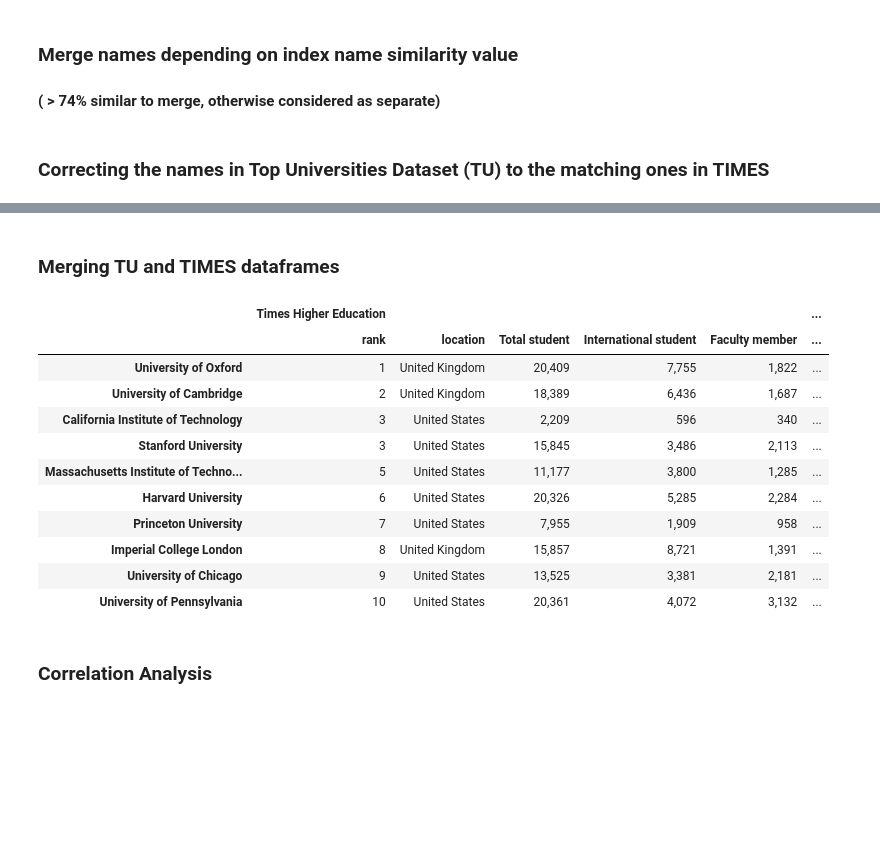
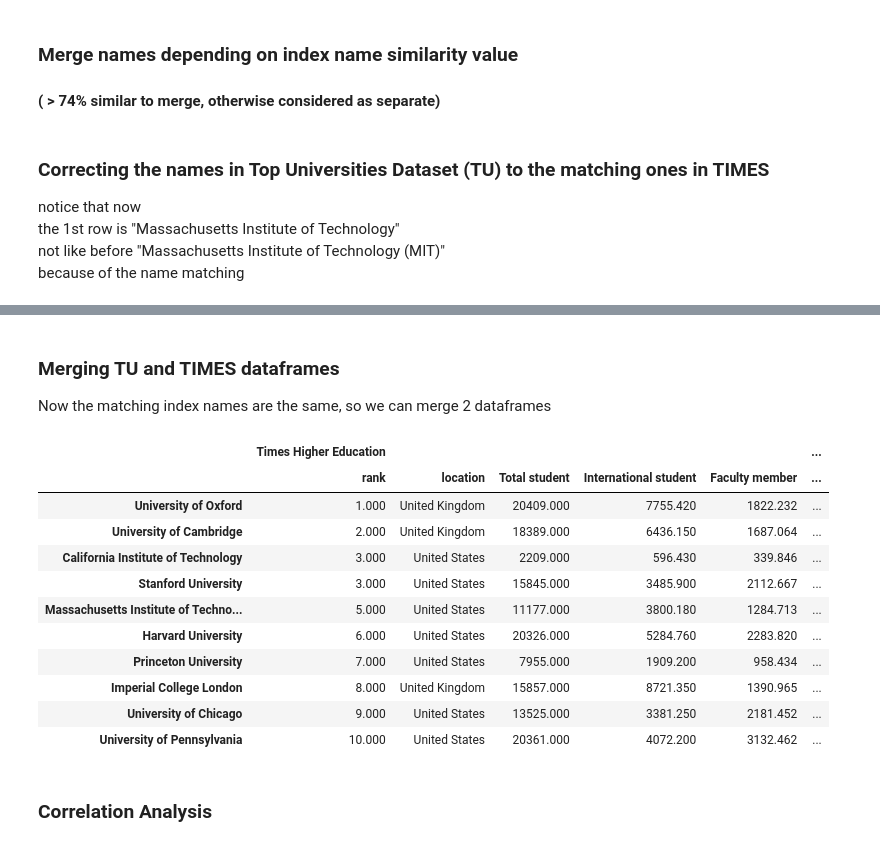
Before and after one commit to Amaumaury/ada-2017, a Jupyter notebook: 02 - Data from the Web/Homework2.ipynb, the cells around one changed output, grey strips where cells are left out. Saved outputs shown, nothing was run; the diff lists cells and outputs as text; code cells hidden in the pictures; blank space fills up the shorter version.

```diff
--- a/02 - Data from the Web/Homework2.ipynb
+++ b/02 - Data from the Web/Homework2.ipynb
@@ -245,20 +250,20 @@ nr_stud        = tu_ranking_dataframe['Total student'];
 nr_fac_mem     = tu_ranking_dataframe['Total faculty member'];
 nr_int_stud    = tu_ranking_dataframe['International student'];
 
-stud_fac_ratio = nr_stud/nr_fac_mem;
+stud_fac_ratio = nr_fac_mem/nr_stud;
 stud_int_ratio = nr_int_stud/nr_stud;
 
-tu_ranking_dataframe['Students / Faculty ratio'] = stud_fac_ratio;
+tu_ranking_dataframe['Faculty / Student ratio'] = stud_fac_ratio;
 tu_ranking_dataframe['International Students ratio'] = stud_int_ratio;
 
-by_country = pd.DataFrame( tu_ranking_dataframe.groupby(['country'])['Students / Faculty ratio'].max() );
-by_country.sort_values(['Students / Faculty ratio'], ascending = False, inplace=True)
+by_country = pd.DataFrame( tu_ranking_dataframe.groupby(['country'])['Faculty / Student ratio'].max() );
+by_country.sort_values(['Faculty / Student ratio'], ascending = False, inplace=True)
 pd.options.display.float_format = '{:.2f}'.format
-print('TOP 3 countires with Students / Faculty ratio ratio from Top Universities')
+print('TOP 3 countires with Faculty / Student ratio ratio from Top Universities')
 
 display(by_country.head(3))
-by_region = pd.DataFrame( tu_ranking_dataframe.groupby(['region'])['Students / Faculty ratio'].max() );
-by_region.sort_values(['Students / Faculty ratio'], ascending = False, inplace=True)
-print('TOP 3 regions with Students / Faculty ratio ratio from Top Universities')
+by_region = pd.DataFrame( tu_ranking_dataframe.groupby(['region'])['Faculty / Student ratio'].max() );
+by_region.sort_values(['Faculty / Student ratio'], ascending = False, inplace=True)
+print('TOP 3 regions with Faculty / Student ratio ratio from Top Universities')
 display(by_region.head(3))
 # %% [output]
@@ -307,16 +312,16 @@ nr_stud        = times_ranking_dataframe['Total student'];
 nr_fac_mem     = times_ranking_dataframe['Faculty member'];
 nr_int_stud    = times_ranking_dataframe['International student'];
 
-stud_fac_ratio = nr_stud/nr_fac_mem;
+stud_fac_ratio = nr_fac_mem/nr_stud;
 stud_int_ratio = nr_int_stud/nr_stud;
 
-times_ranking_dataframe['Students / Faculty ratio'] = stud_fac_ratio;
+times_ranking_dataframe['Faculty / Students ratio'] = stud_fac_ratio;
 times_ranking_dataframe['International Students ratio'] = stud_int_ratio;
 
-times_ranking_dataframe['Students / Faculty ratio'] = stud_fac_ratio;
-by_country = pd.DataFrame( times_ranking_dataframe.groupby(['location'])['Students / Faculty ratio'].max() );
-by_country.sort_values(['Students / Faculty ratio'], ascending = False, inplace=True)
-print('TOP 3 Locations with Students / Faculty ratio from  Times High Education')
+times_ranking_dataframe['Faculty / Students ratio'] = stud_fac_ratio;
+by_country = pd.DataFrame( times_ranking_dataframe.groupby(['location'])['Faculty / Students ratio'].max() );
+by_country.sort_values(['Faculty / Students ratio'], ascending = False, inplace=True)
+print('TOP 3 Locations with Faculty / Students ratio from  Times High Education')
 display(by_country.head(3))
 
 by_country = pd.DataFrame( times_ranking_dataframe.groupby(['location'])['International Students ratio'].max() );
@@ -424,6 +442,10 @@ max_col_names[max_values < 0.74] = 'unknown'
 similarity_matrix['decision'] = max_col_names;
 # %% [markdown]
 ### Correcting the names in Top Universities Dataset (TU)  to the matching ones in TIMES
+notice that now <br>
+the 1st row is  "Massachusetts Institute of Technology" <br>
+not like before "Massachusetts Institute of Technology (MIT)"<br>
+because of the name matching
 # %%
 corr_names = similarity_matrix[['decision']].query('decision!="unknown"').query('decision!="equal"')['decision'];
 
@@ -444,50 +466,50 @@ tu_ranking_dataframe.head(3)
 | Harvard University | 3 | United States | North America | 4350.000 | 1311.000 | 22429.000 | ... |
 # %% [markdown]
 ### Merging TU and TIMES dataframes
+Now the matching index names are the same, so we can merge 2 dataframes
 # %%
 #adding subcolumns above the merge to separate 2 datasets
 tu_ranking_dataframe = pd.concat([tu_ranking_dataframe], axis=1, keys=['Top Universities'])
 times_ranking_dataframe = pd.concat([times_ranking_dataframe], axis=1, keys=['Times Higher Education'])
 
 #merging the dataframes
 merged_dataframes = times_ranking_dataframe.join(tu_ranking_dataframe, how='outer')
 
 # replace '=3' with (float)3
 for idx in merged_dataframes[[('Times Higher Education', 'rank')]].index:
     val_TIMES = float(str(merged_dataframes[('Times Higher Education', 'rank')][idx]).replace('=',''));
     val_TU = float(str(merged_dataframes[('Top Universities', 'rank')][idx]).replace('=',''));
     merged_dataframes[('Times Higher Education', 'rank')][idx] = val_TIMES
     merged_dataframes[('Top Universities', 'rank')][idx] = val_TU
     if(val_TIMES != np.nan and val_TU != np.nan):
         merged_dataframes.loc[idx,'Mean rank'] = np.sqrt(val_TIMES*val_TU, dtype=float)
     #print(np.floor(np.sqrt(val_TIMES*val_TU)))
 
 # sorting in ('TIMES', 'rank') values
 merged_dataframes.sort_values([('Times Higher Education', 'rank') ], ascending = True, inplace=True)
 
 # changing display options for floating point
-pd.options.display.float_format = '{:,.0f}'.format
 
 merged_dataframes[('Times Higher Education','International Students ratio')] = merged_dataframes[('Times Higher Education','International Students ratio')].map('{:.2f}'.format)
-merged_dataframes[('Times Higher Education','Students / Faculty ratio')] = merged_dataframes[('Times Higher Education','Students / Faculty ratio')].map('{:.2f}'.format)
+merged_dataframes[('Times Higher Education','Faculty / Students ratio')] = merged_dataframes[('Times Higher Education','Faculty / Students ratio')].map('{:.2f}'.format)
 merged_dataframes[('Top Universities','International Students ratio')] = merged_dataframes[('Top Universities','International Students ratio')].map('{:.2f}'.format)
-merged_dataframes[('Top Universities','Students / Faculty ratio')] = merged_dataframes[('Top Universities','Students / Faculty ratio')].map('{:.2f}'.format)
+merged_dataframes[('Top Universities','Faculty / Student ratio')] = merged_dataframes[('Top Universities','Faculty / Student ratio')].map('{:.2f}'.format)
 
 # showing the results
 merged_dataframes.head(10)
 # %% [output]
 |  | Times Higher Education |  |  |  |  | ... |
 |  | rank | location | Total student | International student | Faculty member | ... |
-| University of Oxford | 1 | United Kingdom | 20,409 | 7,755 | 1,822 | ... |
-| University of Cambridge | 2 | United Kingdom | 18,389 | 6,436 | 1,687 | ... |
-| California Institute of Technology | 3 | United States | 2,209 | 596 | 340 | ... |
-| Stanford University | 3 | United States | 15,845 | 3,486 | 2,113 | ... |
-| Massachusetts Institute of Techno... | 5 | United States | 11,177 | 3,800 | 1,285 | ... |
-| Harvard University | 6 | United States | 20,326 | 5,285 | 2,284 | ... |
-| Princeton University | 7 | United States | 7,955 | 1,909 | 958 | ... |
-| Imperial College London | 8 | United Kingdom | 15,857 | 8,721 | 1,391 | ... |
-| University of Chicago | 9 | United States | 13,525 | 3,381 | 2,181 | ... |
-| University of Pennsylvania | 10 | United States | 20,361 | 4,072 | 3,132 | ... |
+| University of Oxford | 1.000 | United Kingdom | 20409.000 | 7755.420 | 1822.232 | ... |
+| University of Cambridge | 2.000 | United Kingdom | 18389.000 | 6436.150 | 1687.064 | ... |
+| California Institute of Technology | 3.000 | United States | 2209.000 | 596.430 | 339.846 | ... |
+| Stanford University | 3.000 | United States | 15845.000 | 3485.900 | 2112.667 | ... |
+| Massachusetts Institute of Techno... | 5.000 | United States | 11177.000 | 3800.180 | 1284.713 | ... |
+| Harvard University | 6.000 | United States | 20326.000 | 5284.760 | 2283.820 | ... |
+| Princeton University | 7.000 | United States | 7955.000 | 1909.200 | 958.434 | ... |
+| Imperial College London | 8.000 | United Kingdom | 15857.000 | 8721.350 | 1390.965 | ... |
+| University of Chicago | 9.000 | United States | 13525.000 | 3381.250 | 2181.452 | ... |
+| University of Pennsylvania | 10.000 | United States | 20361.000 | 4072.200 | 3132.462 | ... |
 # %% [markdown]
 ### Correlation Analysis
 # %%
```
Also changed, not shown: parts of 13 cells of this notebook.
